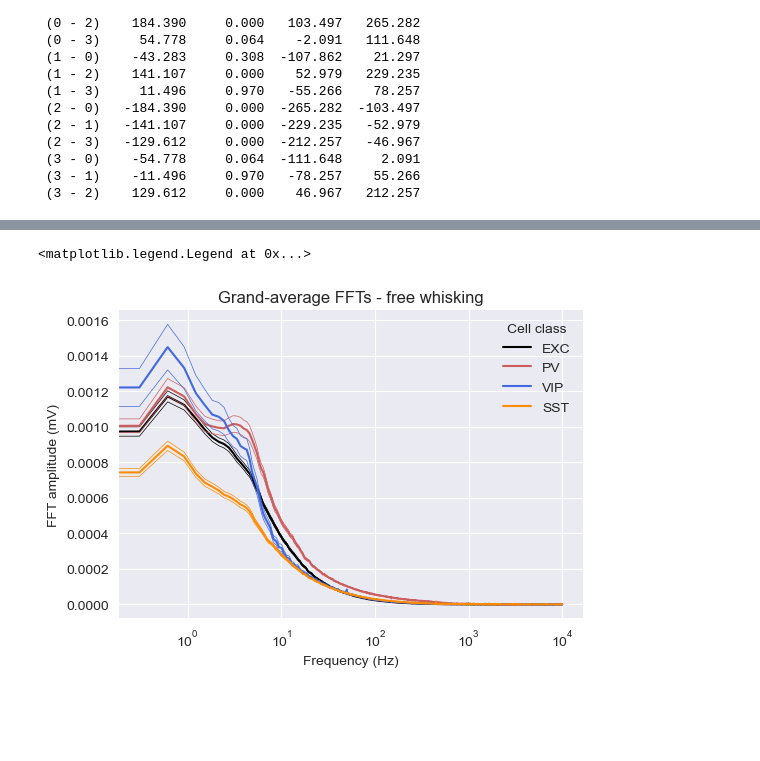
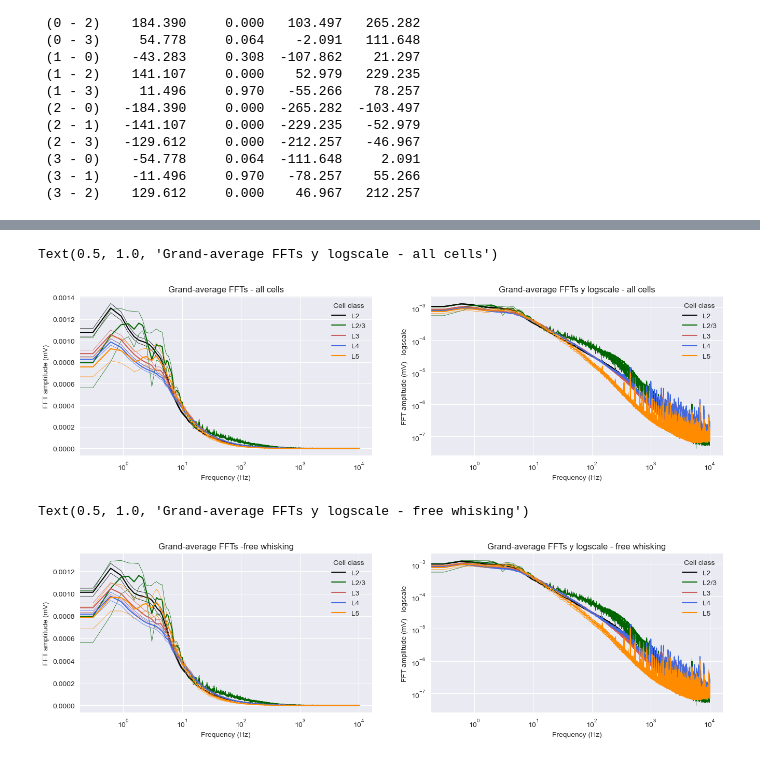
Before and after one commit to 2Tricky4u/bio482_miniproject, a Jupyter notebook: python/notebooks/Layer_cell_depth_dependency_analysis.ipynb, the cells around one changed output, grey strips where cells are left out. Cells and saved outputs as stored; diff of their text form; code cells hidden in the pictures; blank space fills up the shorter version.

Commit message:
Add some plots

```diff
--- a/python/notebooks/Layer_cell_depth_dependency_analysis.ipynb
+++ b/python/notebooks/Layer_cell_depth_dependency_analysis.ipynb
@@ -201,6 +201,13 @@ result_dict = { "free whisking":
                      }}
 
 result_fft_cell_type = {'EXC':[],'SST':[], 'VIP':[],'PV':[], 'L3':[], 'L4':[], 'L2':[],'L5':[], 'L2/3': []}
+result_fft = {  "free whisking": {
+                    'L3':[], 'L4':[], 'L2':[],'L5':[], 'L2/3': []
+                },
+                "active touch": {
+                    'L3':[], 'L4':[], 'L2':[],'L5':[], 'L2/3': []
+                }
+                }
 
 exc_cell_counter = 0
 # %%
@@ -329,6 +336,7 @@ for key in result_dict.keys():
         #Store mean cell FFT
         result_fft_cell_type[cell_type] += [tot_fft]
         result_fft_cell_type[cell_df.Layer.values[0]] += [tot_fft]
+        result_fft[key][cell_df.Layer.values[0]] += [tot_fft]
 
         # We need to find which point (sample) in the FFT correspond to which frequency
         pt1 = int(freq_band_lim[0] * fft.shape[0] / (sr_vm/2) ) + 1 #1Hz into FFT point
@@ -686,19 +571,55 @@ cell_class_order = ['EXC', 'PV', 'VIP', 'SST']
+# %%
+layer_color = {'L2':'k',
+               'L3':'indianred',
+               'L4':'royalblue',
+               'L5':'darkorange',
+                'L2/3':'darkgreen'}
+cell_class_order_layer = ['L2', 'L2/3', 'L3', 'L4','L5']
 # %%
 # Define figure
-fig, ax = plt.subplots(nrows=1,ncols=1,figsize=(6,4), dpi=100)
+fig, axs = plt.subplots(nrows=1,ncols=2,figsize=(16,4), dpi=100)
 remove_top_right_frame(ax)
 
 # Iterate over cell class
-for i, c_type in enumerate(cell_class_order):
+for i, c_layer in enumerate(cell_class_order_layer):
 
     #Provide as input a matrix (stacked average FFTs)
-    fft_matrix = np.stack(result_fft_cell_type[c_type], axis=1)
-    plot_avg_mean_fft(ax, fft_matrix, sr_vm, c_type, class_color[c_type])
+    fft_matrix = np.stack(result_fft_cell_type[c_layer], axis=1)
+    for ax in axs:
+        plot_avg_mean_fft(ax, fft_matrix, sr_vm, c_layer, layer_color[c_layer])
 
-ax.set_xlabel('Frequency (Hz)')
-ax.set_ylabel('FFT amplitude (mV)')
-ax.set_title('Grand-average FFTs - free whisking')
-ax.legend(frameon=False, loc='upper right', title='Cell class')
+for ax in axs:
+    ax.set_xlabel('Frequency (Hz)')
+    ax.set_ylabel('FFT amplitude (mV)')
+    ax.set_title('Grand-average FFTs - all cells')
+    ax.legend(frameon=False, loc='upper right', title='Cell layer')
+axs[1].set_yscale("log")
+axs[1].set_ylabel('FFT amplitude (mV) - logscale')
+ax.set_title('Grand-average FFTs y logscale - all cells')
 # %% [output]
-<matplotlib.legend.Legend at 0x...>
+Text(0.5, 1.0, 'Grand-average FFTs y logscale - all cells')
-[figure, old version]
+[figure, new version]
+# %%
+# Define figure
+fig, axs = plt.subplots(nrows=1,ncols=2,figsize=(16,4), dpi=100)
+remove_top_right_frame(ax)
+part_analysed = "free whisking"
+# Iterate over cell class
+for i, c_layer in enumerate(cell_class_order_layer):
+
+    #Provide as input a matrix (stacked average FFTs)
+    fft_matrix = np.stack(result_fft[part_analysed][c_layer], axis=1)
+    for ax in axs:
+        plot_avg_mean_fft(ax, fft_matrix, sr_vm, c_layer, layer_color[c_layer])
+
+for ax in axs:
+    ax.set_xlabel('Frequency (Hz)')
+    ax.set_ylabel('FFT amplitude (mV)')
+    ax.set_title('Grand-average FFTs -%s' %part_analysed)
+    ax.legend(frameon=False, loc='upper right', title='Cell layer')
+axs[1].set_yscale("log")
+axs[1].set_ylabel('FFT amplitude (mV) - logscale')
+ax.set_title('Grand-average FFTs y logscale - %s' %part_analysed)
+# %% [output]
+Text(0.5, 1.0, 'Grand-average FFTs y logscale - free whisking')
+[figure, added]
```
Also changed, not shown: parts of 13 cells of this notebook.
